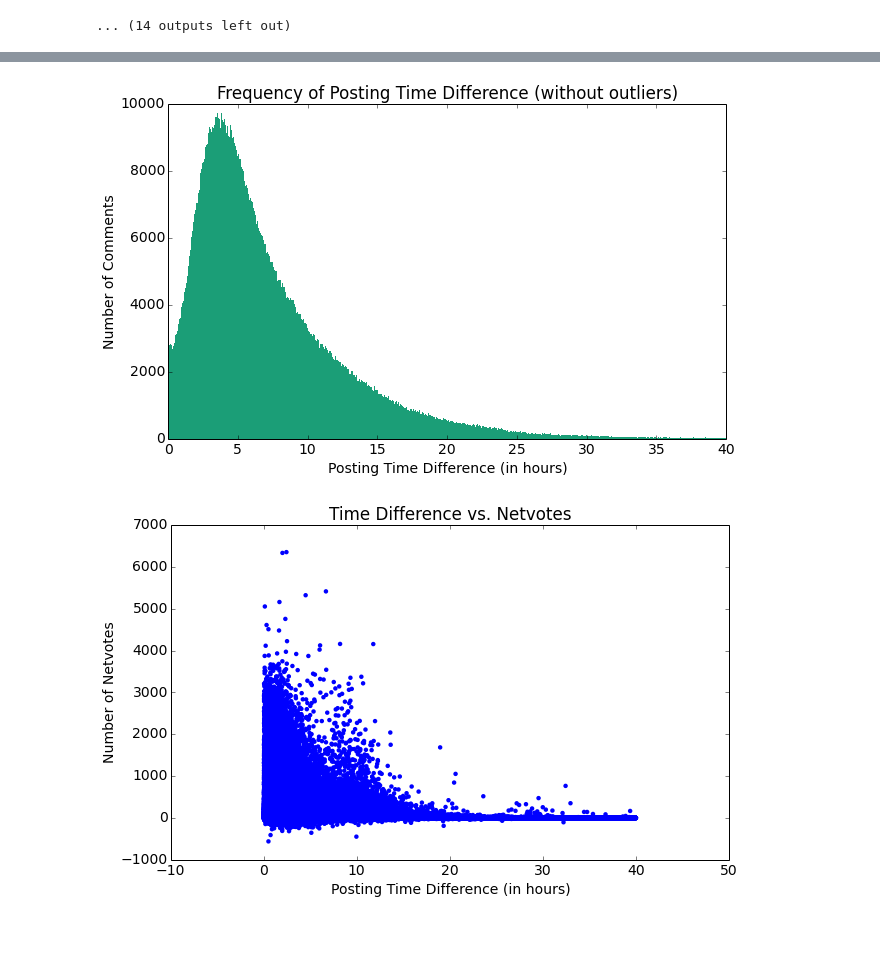
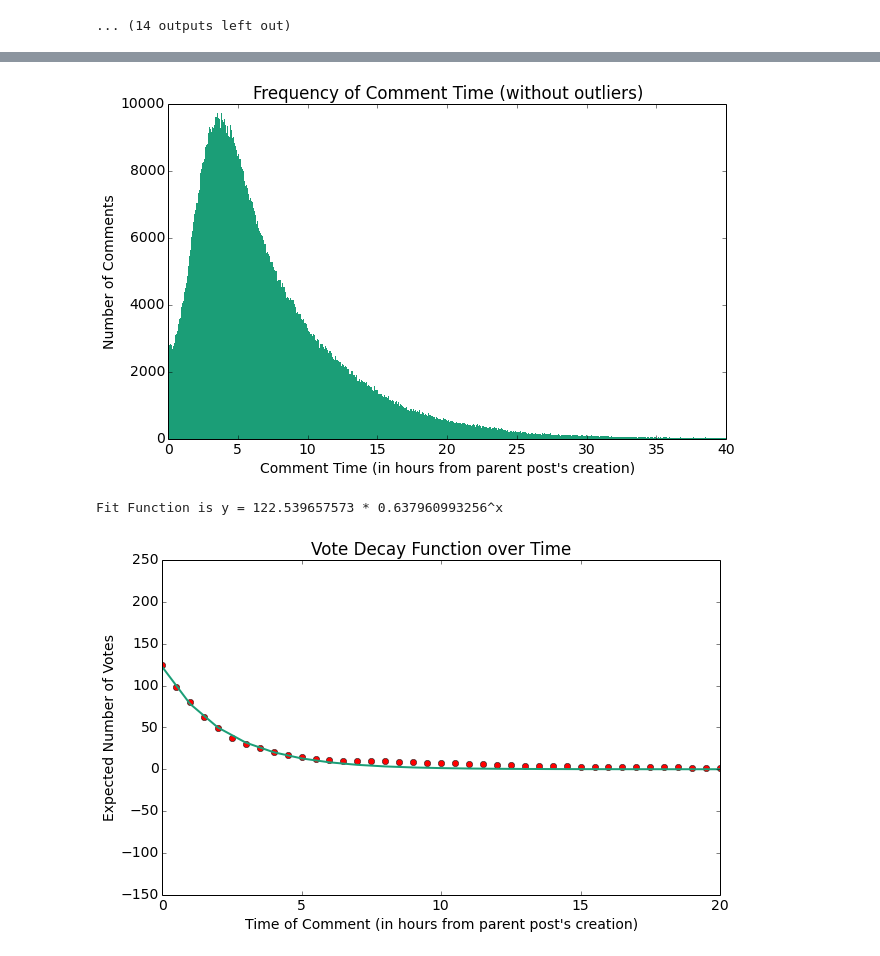
Before and after one commit to kennyyu/cs109-project, a Jupyter notebook: notebooks/ali.ipynb, the cells around one changed output, grey strips where cells are left out. Drawn from its saved outputs; the diff is of its cells as text; code cells hidden in the pictures.

Commit message:
found time decay function based on means

```diff
--- a/notebooks/ali.ipynb
+++ b/notebooks/ali.ipynb
@@ -428,6 +465,8 @@ def get_decay_fit():
     plt.show()
-# %%
-get_decay_fit()
-# %% [output]
-[figure, removed]
-[figure, removed]
+# %%
+#small_x, small_y, mean_v = get_decay_fit()
+plot_decay_fit(small_x, small_y, mean_v)
+# %% [output]
+[figure, added]
+Fit Function is y = 122.539657573 * 0.637960993256^x
+[figure, added]
```
Also changed, not shown: parts of 5 cells of this notebook.
